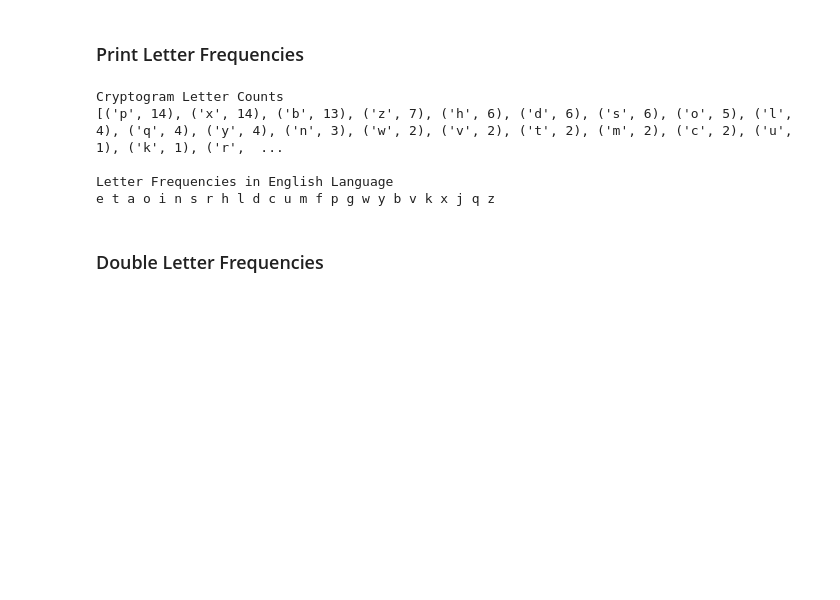
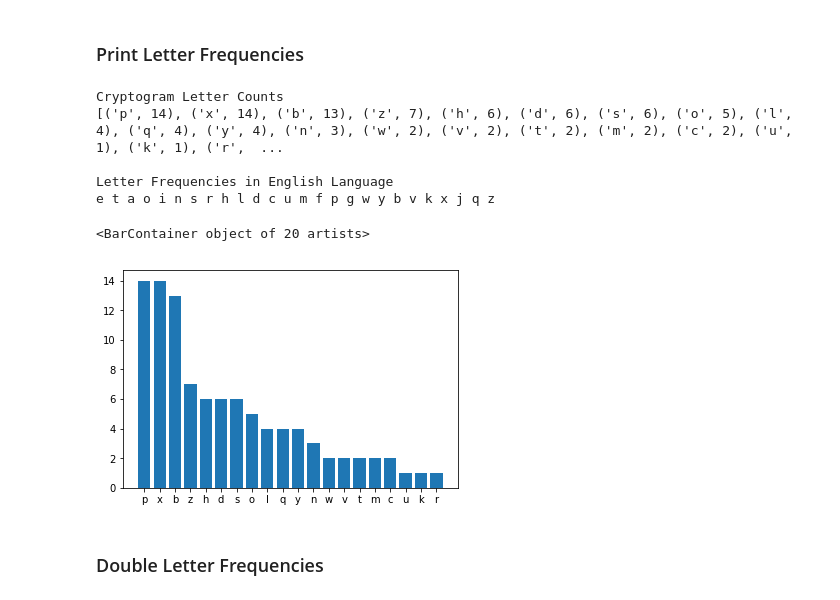
Before and after one commit to coffeenmusic/Substitution_Cryptogram_Helper, a Jupyter notebook: Cryptogram_Helper.ipynb, the cells around one changed output. Saved outputs shown, nothing was run; the diff lists cells and outputs as text; code cells hidden in the pictures; blank space fills up the shorter version.

Commit message:
Added bar chart showing crypto letter freq

```diff
--- a/Cryptogram_Helper.ipynb
+++ b/Cryptogram_Helper.ipynb
@@ -25,6 +25,17 @@ Cryptogram Letter Counts
 
 Letter Frequencies in English Language
 e t a o i n s r h l d c u m f p g w y b v k x j q z
+# %%
+import matplotlib.pyplot as plt
+
+# Get most common key value pairs as x, y axes
+most_common_k = [k for k, v in c.most_common()]
+most_common_v = [v for k, v in c.most_common()]
+
+plt.bar(most_common_k, most_common_v, align='center')
+# %% [output]
+<BarContainer object of 20 artists>
+[figure, added]
 # %% [markdown]
 ### Double Letter Frequencies
 # %%
```
